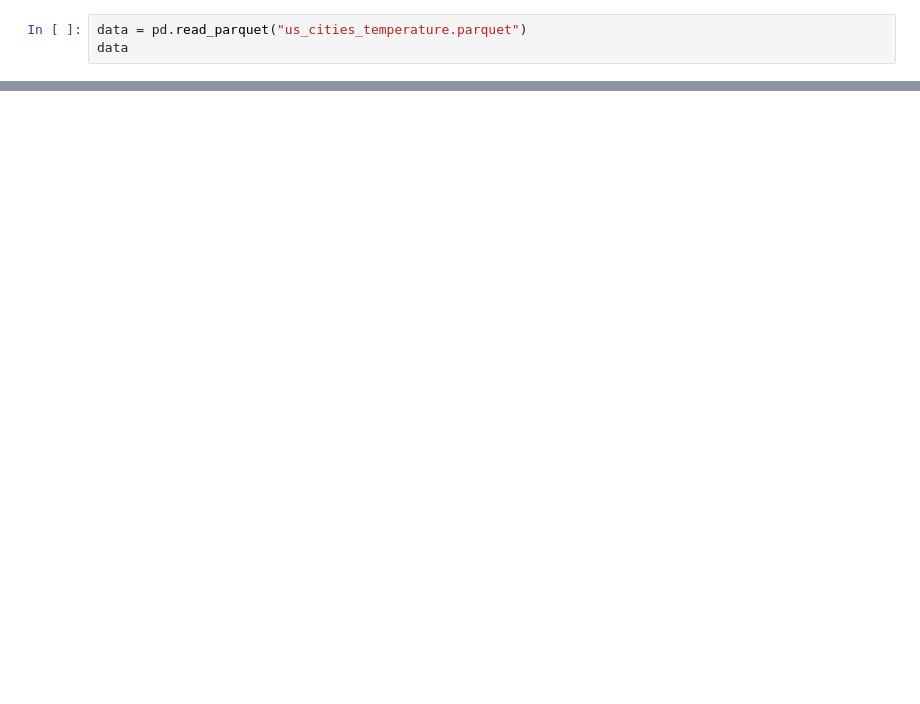
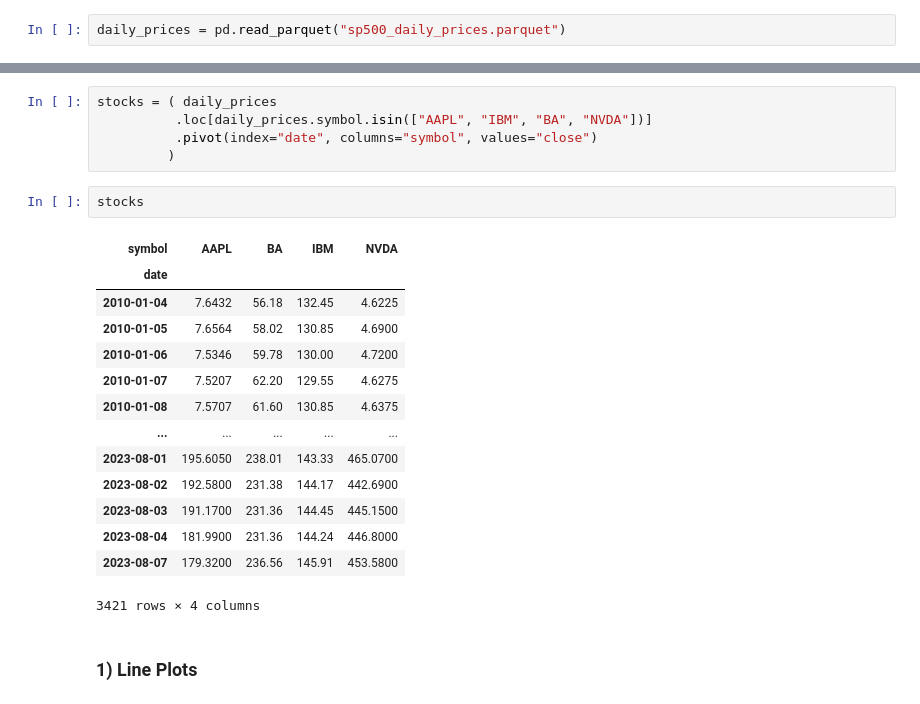
Before and after one commit to Faliell/Pandas_Classes, a Jupyter notebook: data+files/Teaching-template - empty.ipynb, the cells around one changed output, grey strips where cells are left out. Saved outputs shown, nothing was run; the diff lists cells and outputs as text; blank space fills up the shorter version.

```diff
--- a/data+files/Teaching-template - empty.ipynb
+++ b/data+files/Teaching-template - empty.ipynb
@@ -6,3 +5,2 @@ import numpy as np
 # %%
-data = pd.read_parquet("us_cities_temperature.parquet")
-data
+daily_prices = pd.read_parquet("sp500_daily_prices.parquet")
@@ -22,0 +21,24 @@ data
+# %%
+stocks = ( daily_prices
+          .loc[daily_prices.symbol.isin(["AAPL", "IBM", "BA", "NVDA"])]
+          .pivot(index="date", columns="symbol", values="close")
+         )
+# %%
+stocks
+# %% [output]
+| symbol | AAPL | BA | IBM | NVDA |
+| date |  |  |  |  |
+| 2010-01-04 | 7.6432 | 56.18 | 132.45 | 4.6225 |
+| 2010-01-05 | 7.6564 | 58.02 | 130.85 | 4.6900 |
+| 2010-01-06 | 7.5346 | 59.78 | 130.00 | 4.7200 |
+| 2010-01-07 | 7.5207 | 62.20 | 129.55 | 4.6275 |
+| 2010-01-08 | 7.5707 | 61.60 | 130.85 | 4.6375 |
+| ... | ... | ... | ... | ... |
+| 2023-08-01 | 195.6050 | 238.01 | 143.33 | 465.0700 |
+| 2023-08-02 | 192.5800 | 231.38 | 144.17 | 442.6900 |
+| 2023-08-03 | 191.1700 | 231.36 | 144.45 | 445.1500 |
+| 2023-08-04 | 181.9900 | 231.36 | 144.24 | 446.8000 |
+| 2023-08-07 | 179.3200 | 236.56 | 145.91 | 453.5800 |
+3421 rows × 4 columns
+# %% [markdown]
+### 1) Line Plots
```
Also changed, not shown: parts of 6 cells of this notebook, 4 other files.
